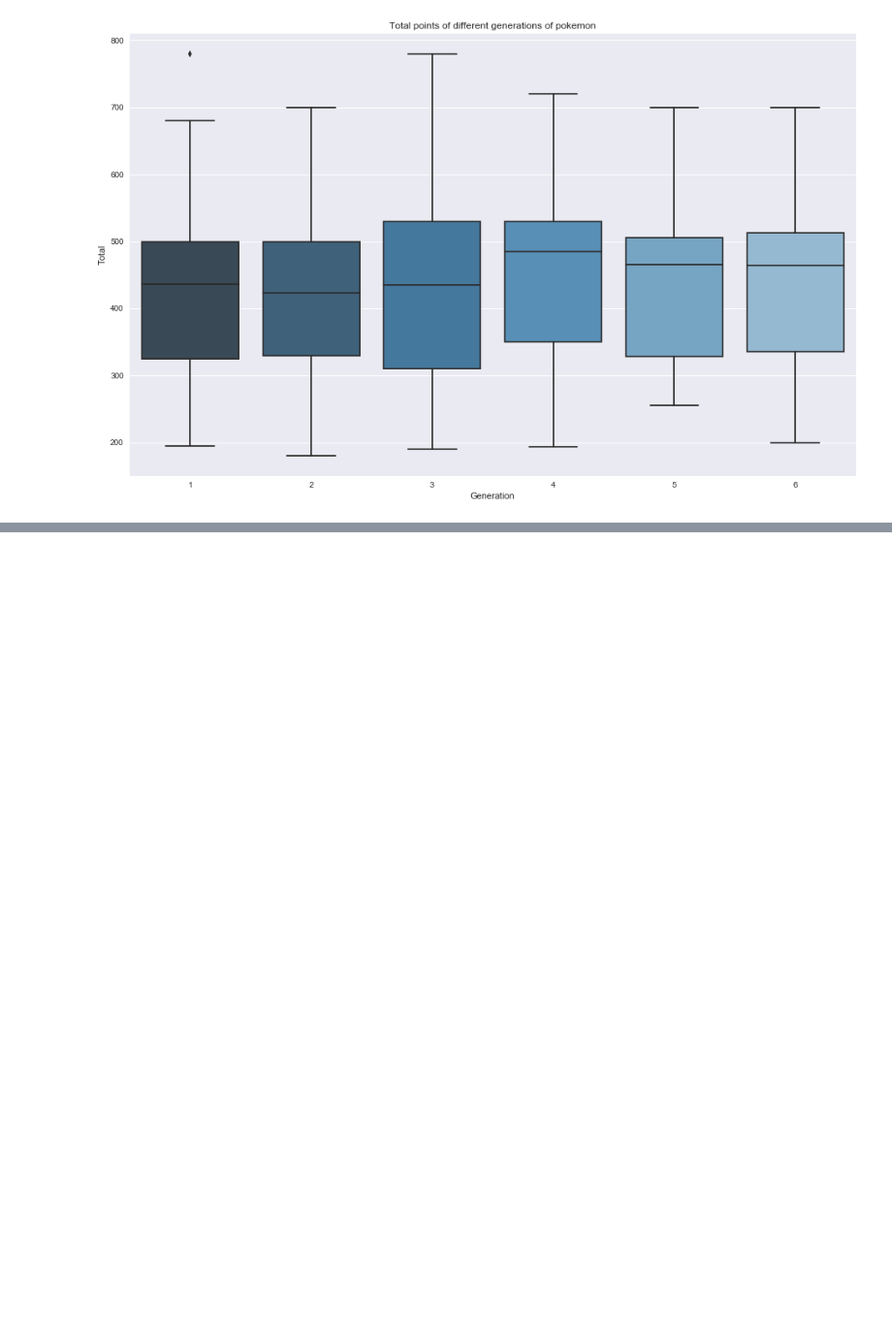
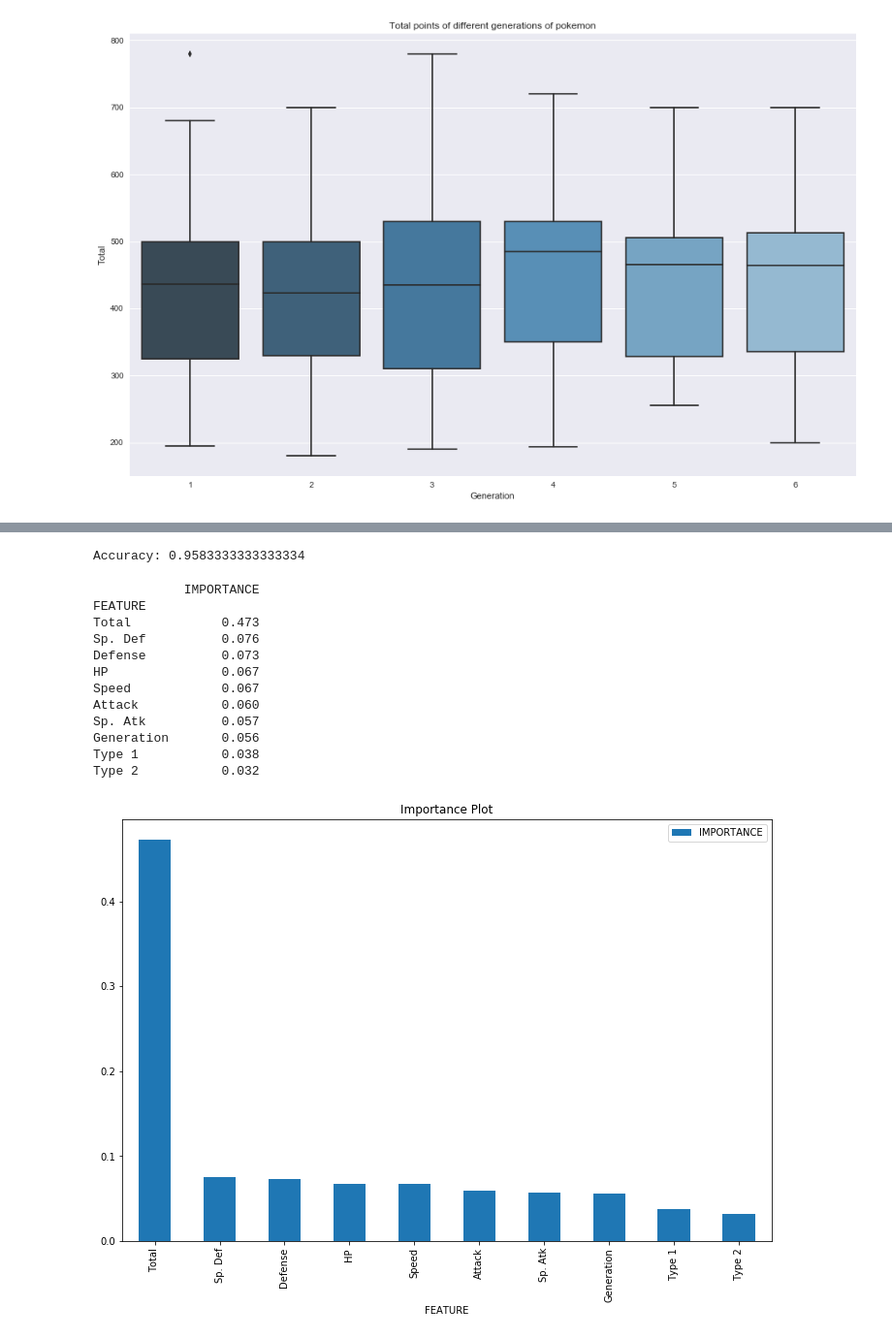
Before and after one commit to Wangzzzzzzzz/stats_131_final_project, a Jupyter notebook: 131.ipynb, the cells around one changed output, grey strips where cells are left out. Shown at 97% size. Saved outputs shown, nothing was run; the diff lists cells and outputs as text; code cells hidden in the pictures; blank space fills up the shorter version.

Commit message:
New update on modelling

```diff
--- a/131.ipynb
+++ b/131.ipynb
@@ -144,0 +161,16 @@ plt.show()
+# %%
+from sklearn.preprocessing import LabelEncoder
+
+for column in pokemon['Type 1']:
+    if pokemon['Type 1'].dtype == type(object):
+        le = LabelEncoder()
+        pokemon['Type 1'] = le.fit_transform(pokemon['Type 1'])
+
+pokemon = pokemon.replace(np.nan, 'No Type 2', regex=True)
+
+for column in pokemon['Type 2']:
+    if pokemon['Type 2'].dtype == type(object):
+        le = LabelEncoder()
+        pokemon['Type 2'] = le.fit_transform(pokemon['Type 2'])
+
+print(pokemon.head())
@@ -144,0 +191,8 @@ plt.show()
+# %%
+from sklearn.model_selection import train_test_split
+
+X=pokemon[['Type 1', 'Type 2','Total', 'HP', 'Attack', 'Defense', 'Sp. Atk', 'Sp. Def', 'Speed', 'Generation']]  # Features
+y=pokemon['Legendary']  # Labels
+
+# Split dataset into training set and test set
+X_train, X_test, y_train, y_test = train_test_split(X, y, test_size=0.3)
@@ -144,0 +212,31 @@ plt.show()
+# %%
+#Import scikit-learn metrics module for accuracy calculation
+from sklearn import metrics
+# Model Accuracy, how often is the classifier correct?
+print("Accuracy:",metrics.accuracy_score(y_test, y_pred))
+# %% [output]
+Accuracy: 0.9583333333333334
+# %%
+rfc = RandomForestClassifier()
+rfc.fit(X, y)
+importances = pd.DataFrame({'FEATURE':X.columns,'IMPORTANCE':np.round(rfc.feature_importances_,3)})
+importances = importances.sort_values('IMPORTANCE',ascending=False).set_index('FEATURE')
+
+print(importances)
+importances.plot.bar(figsize = (12,8), title = "Importance Plot")
+plt.savefig("importanceplot.png")
+plt.show()
+# %% [output]
+            IMPORTANCE
+FEATURE
+Total            0.473
+Sp. Def          0.076
+Defense          0.073
+HP               0.067
+Speed            0.067
+Attack           0.060
+Sp. Atk          0.057
+Generation       0.056
+Type 1           0.038
+Type 2           0.032
+[figure, added]
```
Also changed, not shown: parts of 4 cells of this notebook, 1 other file.
